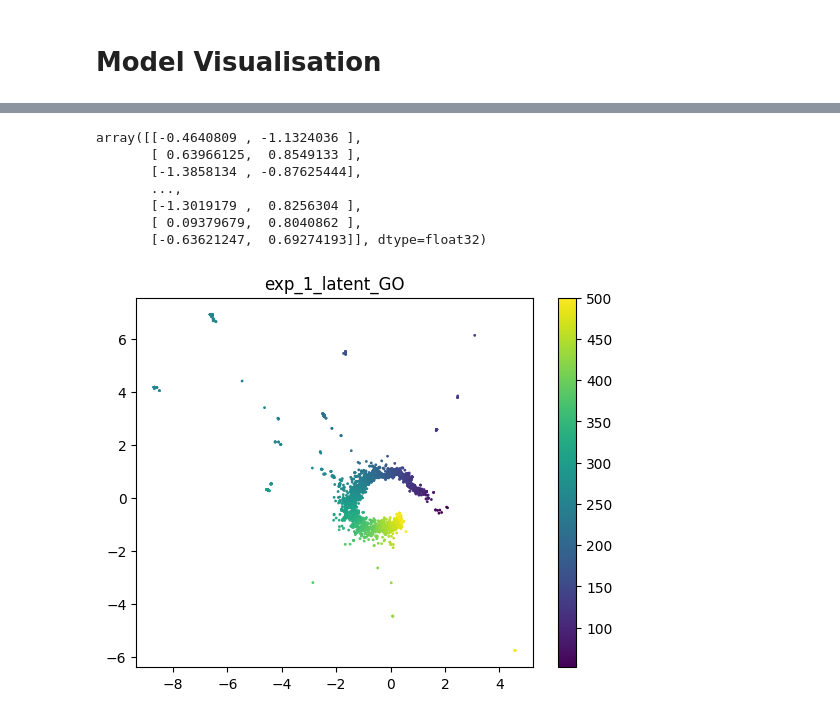
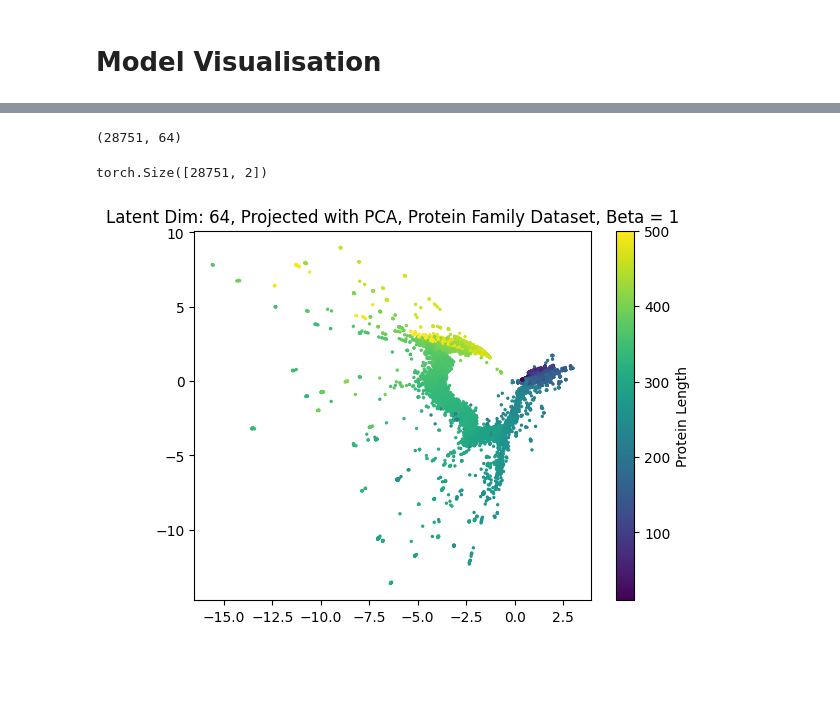
Before and after one commit to shazakam/ProteinManifoldLearning, a Jupyter notebook: Notebooks/vae_test.ipynb, the cells around one changed output, grey strips where cells are left out. Cells and saved outputs as stored; diff of their text form; code cells hidden in the pictures; blank space fills up the shorter version.

```diff
--- a/Notebooks/vae_test.ipynb
+++ b/Notebooks/vae_test.ipynb
@@ -119,10 +123,10 @@ for batch in train_dataloader:
 # %% [markdown]
 # Model Visualisation
 # %%
-dataset = GeneOntologyDataset(root = '../data').to_point().torch()
+dataset = ProteinFamilyDataset(root = '../data').to_point().torch()
 # %%
 # Load the trained model from checkpoint
-checkpoint_path = "../trained_models/trained_bvae/bvae_latent_exp_exp_4.ckpt"
+checkpoint_path = "logs/lightning_logs/version_0/checkpoints/epoch=99-step=1300.ckpt"
 model = LitBasicVae.load_from_checkpoint(checkpoint_path)
 
 # Put model in evaluation mode
@@ -139,6 +147,6 @@ LitBasicVae(
 )
 # %%
-seq_dataset = SequenceDataset(dataset, 500)
+seq_dataset = SequenceDataset(dataset, 500, return_proteins=True)
 seq_dataloader = DataLoader(seq_dataset, batch_size= 256, shuffle = False)
 # %%
 lengths = [k[0].shape[0] for k in seq_dataset.org_protein_data]
@@ -161,32 +170,32 @@ LitBasicVae(
 labels = []
 latent_coord = []
 model.eval()
+total_samples = []
 for batch_i, batch in enumerate(seq_dataloader):
+    # print(batch.shape)
     # labels.append(batch[1].to('cpu').numpy())
-    x = batch.view(-1,500*21)
-    rep_z, x_mu, x_logvar, x_rec, logit = model(x)
+    rep_z, x_mu, x_logvar, x_rec, logit = model(batch)
+    total_samples.append(x_mu.shape[0])
     latent_coord.append(x_mu.detach().numpy())
 # labels = np.concatenate(labels)``
 latent_coord = np.concatenate(latent_coord, axis = 0)
-# %%
-latent_coord
-# %% [output]
-array([[-0.4640809 , -1.1324036 ],
-       [ 0.63966125,  0.8549133 ],
-       [-1.3858134 , -0.87625444],
-       ...,
-       [-1.3019179 ,  0.8256304 ],
-       [ 0.09379679,  0.8040862 ],
-       [-0.63621247,  0.69274193]], dtype=float32)
 # %%
 U, S, V = torch.pca_lowrank(torch.tensor(latent_coord), q=None, center=True, niter=2)
 # %%
 projected_data = torch.matmul(torch.tensor(latent_coord), V[:, :2])
+# %%
+latent_coord.shape
+# %% [output]
+(28751, 64)
+# %%
+projected_data.shape
+# %% [output]
+torch.Size([28751, 2])
 # %%
 import matplotlib.pyplot as plt
-plt.scatter(latent_coord[:, 0], latent_coord[:, 1], s = 1, c=lengths, cmap='viridis')
-plt.colorbar()
-plt.title('exp_1_latent_GO')
-plt.savefig("exp_1_latent_GO.png")
+plt.scatter(projected_data[:, 0], projected_data[:, 1], s = 2, c=lengths, cmap='viridis')
+plt.colorbar(label = 'Protein Length')
+plt.title('Latent Dim: 64, Projected with PCA, Protein Family Dataset, Beta = 1')
+plt.savefig("exp_1_latent_Pfam.png")
 # %% [output]
-[figure, old version]
+[figure, new version]
```
Also changed, not shown: parts of 12 cells of this notebook, 14 other files.
